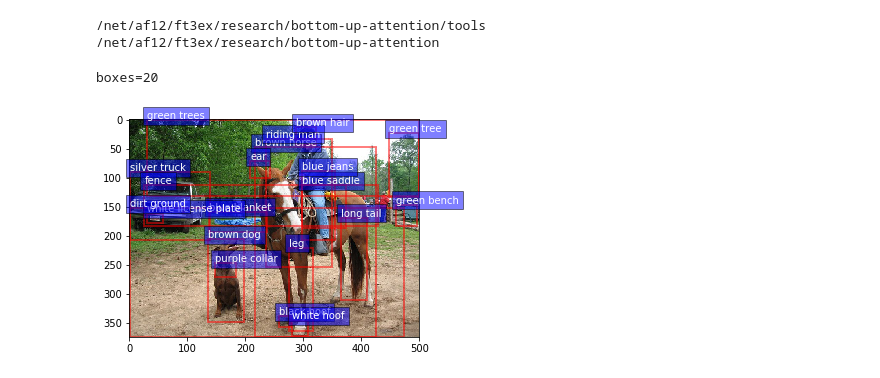
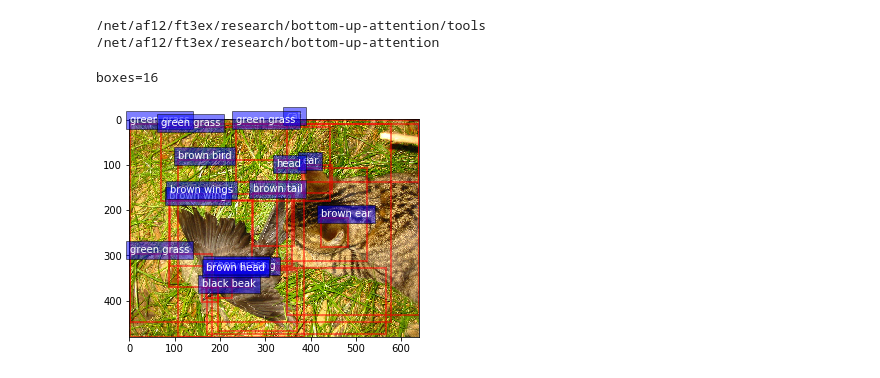
Before and after one commit to uvavision/bottom-up-attention, a Jupyter notebook: tools/demo.ipynb, the cells around one changed output. Drawn from its saved outputs; the diff is of its cells as text; code cells hidden in the pictures.

```diff
--- a/tools/demo.ipynb
+++ b/tools/demo.ipynb
@@ -66,19 +66,19 @@ caffe.set_mode_gpu()
 net = None
 cfg_from_file('experiments/cfgs/faster_rcnn_end2end_resnet.yml')
 
-weights = 'data/faster_rcnn_models/resnet101_faster_rcnn_final.caffemodel'
+weights = 'data/faster_rcnn_models/resnet101_faster_rcnn_final_iter_320000.caffemodel'
 prototxt = 'models/vg/ResNet-101/faster_rcnn_end2end_final/test.prototxt'
 
 net = caffe.Net(prototxt, caffe.TEST, weights=weights)
 # %%
 
-im_file = 'data/demo/004545.jpg'
+im_file = 'data/demo/72556.jpg'
 
 ###########################
 # Similar to get_detections_from_im
 conf_thresh=0.4
-min_boxes=10
-max_boxes=20
+min_boxes=30
+max_boxes=30
 
 im = cv2.imread(im_file)
 scores, boxes, attr_scores, rel_scores = im_detect(net, im)
@@ -110,33 +110,33 @@ elif len(keep_boxes) > max_boxes:
 
 im = cv2.cvtColor(im, cv2.COLOR_BGR2RGB)
 plt.imshow(im)
 
 boxes = cls_boxes[keep_boxes]
 objects = np.argmax(cls_prob[keep_boxes][:,1:], axis=1)
 attr_thresh = 0.1
 attr = np.argmax(attr_prob[keep_boxes][:,1:], axis=1)
 attr_conf = np.max(attr_prob[keep_boxes][:,1:], axis=1)
 
-for i in range(len(keep_boxes)):
+for i in range(min(len(keep_boxes), 14)):
     bbox = boxes[i]
     if bbox[0] == 0:
         bbox[0] = 1
     if bbox[1] == 0:
         bbox[1] = 1
     cls = classes[objects[i]+1]
     if attr_conf[i] > attr_thresh:
         cls = attributes[attr[i]+1] + " " + cls
     plt.gca().add_patch(
         plt.Rectangle((bbox[0], bbox[1]),
                       bbox[2] - bbox[0],
                       bbox[3] - bbox[1], fill=False,
                       edgecolor='red', linewidth=2, alpha=0.5)
             )
     plt.gca().text(bbox[0], bbox[1] - 2,
                 '%s' % (cls),
                 bbox=dict(facecolor='blue', alpha=0.5),
                 fontsize=10, color='white')
 print 'boxes=%d' % (len(keep_boxes))
 # %% [output]
-boxes=20
+boxes=16
-[figure, old version]
+[figure, new version]
```
